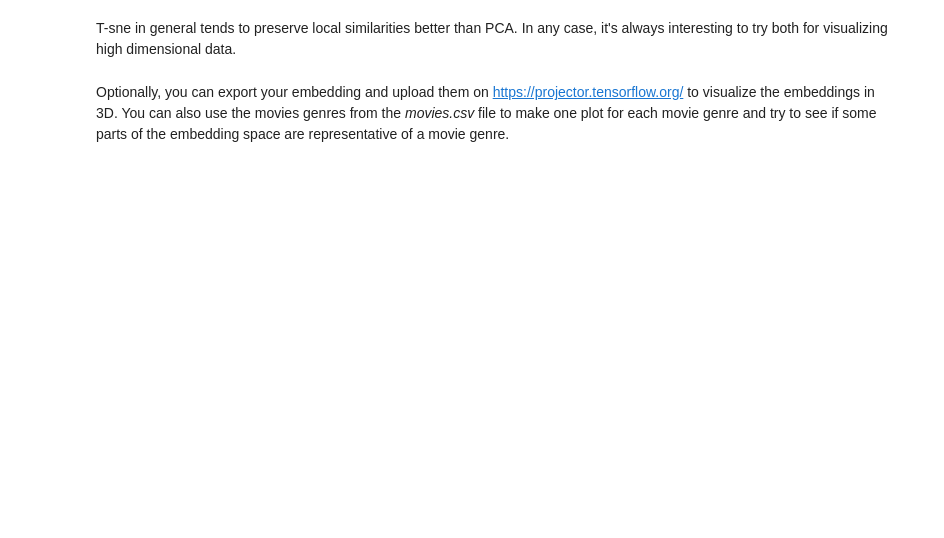
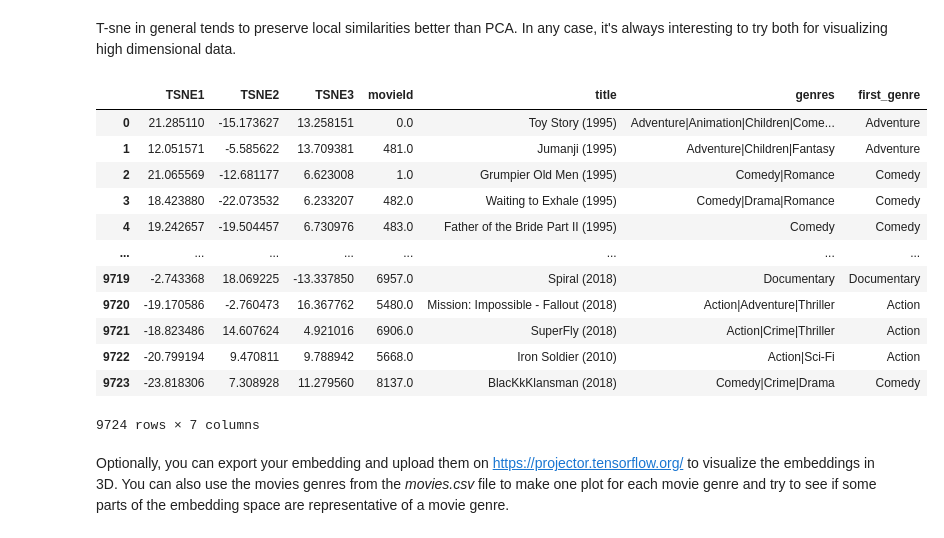
Before and after one commit to Impreccable/ML4, a Jupyter notebook: notebooks/Machine_Learning_4_Recommender_Systems.ipynb, the cells around one changed output. Saved outputs shown, nothing was run; the diff lists cells and outputs as text; code cells hidden in the pictures; blank space fills up the shorter version.

```diff
--- a/notebooks/Machine_Learning_4_Recommender_Systems.ipynb
+++ b/notebooks/Machine_Learning_4_Recommender_Systems.ipynb
@@ -1050,3 +959,5 @@ Let's do the same with t-sne, an algorithm specialized for visualizing high dime
 from sklearn.manifold import TSNE
 
 #TOFILL:
+X_embedded = TSNE(n_components=3, learning_rate='auto',
+                   init='random', perplexity=30).fit_transform(embedding_df_scaled)
@@ -1054,0 +1002,18 @@ T-sne in general tends to preserve local similarities better than PCA. In any ca
+# %%
+X_embedded_df = pd.DataFrame(data=X_embedded, columns=['TSNE1', 'TSNE2', 'TSNE3'])
+merged_df = pd.merge(X_embedded_df, df_movies, left_index=True, right_index=True, how='left')
+merged_df
+# %% [output]
+|  | TSNE1 | TSNE2 | TSNE3 | movieId | title | genres | first_genre |
+| 0 | 21.285110 | -15.173627 | 13.258151 | 0.0 | Toy Story (1995) | Adventure|Animation|Children|Come... | Adventure |
+| 1 | 12.051571 | -5.585622 | 13.709381 | 481.0 | Jumanji (1995) | Adventure|Children|Fantasy | Adventure |
+| 2 | 21.065569 | -12.681177 | 6.623008 | 1.0 | Grumpier Old Men (1995) | Comedy|Romance | Comedy |
+| 3 | 18.423880 | -22.073532 | 6.233207 | 482.0 | Waiting to Exhale (1995) | Comedy|Drama|Romance | Comedy |
+| 4 | 19.242657 | -19.504457 | 6.730976 | 483.0 | Father of the Bride Part II (1995) | Comedy | Comedy |
+| ... | ... | ... | ... | ... | ... | ... | ... |
+| 9719 | -2.743368 | 18.069225 | -13.337850 | 6957.0 | Spiral (2018) | Documentary | Documentary |
+| 9720 | -19.170586 | -2.760473 | 16.367762 | 5480.0 | Mission: Impossible - Fallout (2018) | Action|Adventure|Thriller | Action |
+| 9721 | -18.823486 | 14.607624 | 4.921016 | 6906.0 | SuperFly (2018) | Action|Crime|Thriller | Action |
+| 9722 | -20.799194 | 9.470811 | 9.788942 | 5668.0 | Iron Soldier (2010) | Action|Sci-Fi | Action |
+| 9723 | -23.818306 | 7.308928 | 11.279560 | 8137.0 | BlacKkKlansman (2018) | Comedy|Crime|Drama | Comedy |
+9724 rows × 7 columns
```
Also changed, not shown: parts of 49 cells of this notebook, 18 other files.
